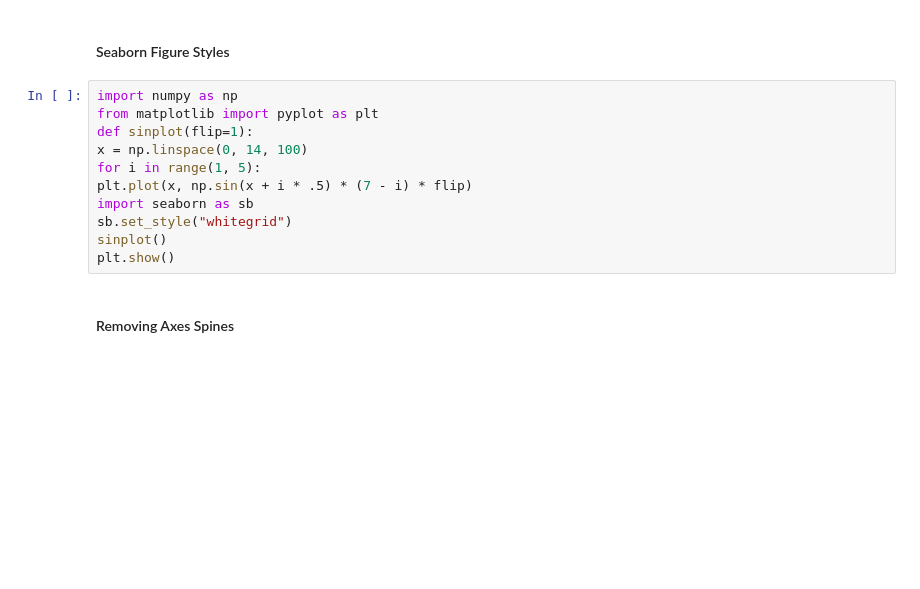
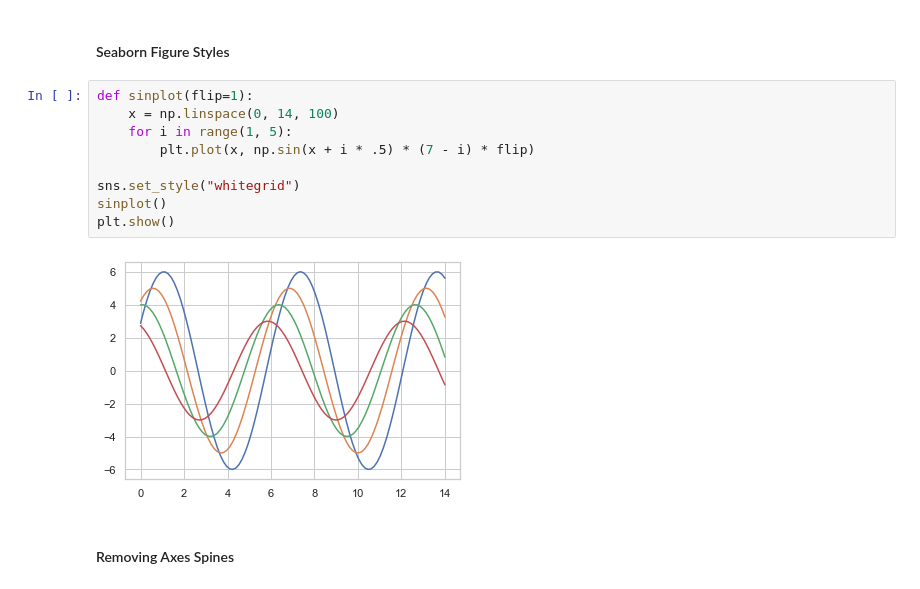
Before and after one commit to caiquemiranda/studies-seaborn, a Jupyter notebook: 03-Figure-aesthetic.ipynb, the cells around one changed output. Drawn from its saved outputs; the diff is of its cells as text; blank space fills up the shorter version.

```diff
--- a/03-Figure-aesthetic.ipynb
+++ b/03-Figure-aesthetic.ipynb
@@ -21,16 +37,16 @@ plt.show()
 # %% [markdown]
 #### Seaborn Figure Styles
 # %%
-import numpy as np
-from matplotlib import pyplot as plt
 def sinplot(flip=1):
-x = np.linspace(0, 14, 100)
-for i in range(1, 5):
-plt.plot(x, np.sin(x + i * .5) * (7 - i) * flip)
-import seaborn as sb
-sb.set_style("whitegrid")
+    x = np.linspace(0, 14, 100)
+    for i in range(1, 5):
+        plt.plot(x, np.sin(x + i * .5) * (7 - i) * flip)
+
+sns.set_style("whitegrid")
 sinplot()
 plt.show()
+# %% [output]
+[figure, added]
 # %% [markdown]
 #### Removing Axes Spines
 # %%
```
Also changed, not shown: parts of 11 cells of this notebook, 12 other files.
